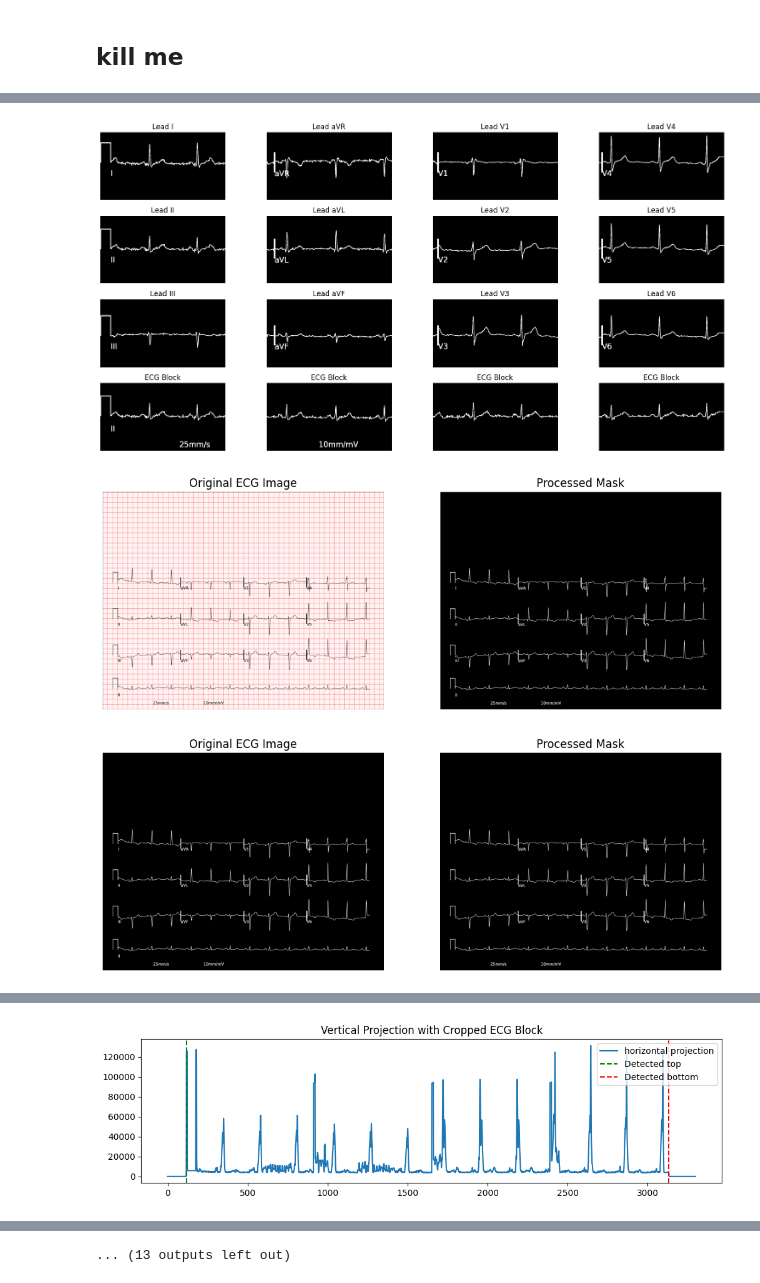
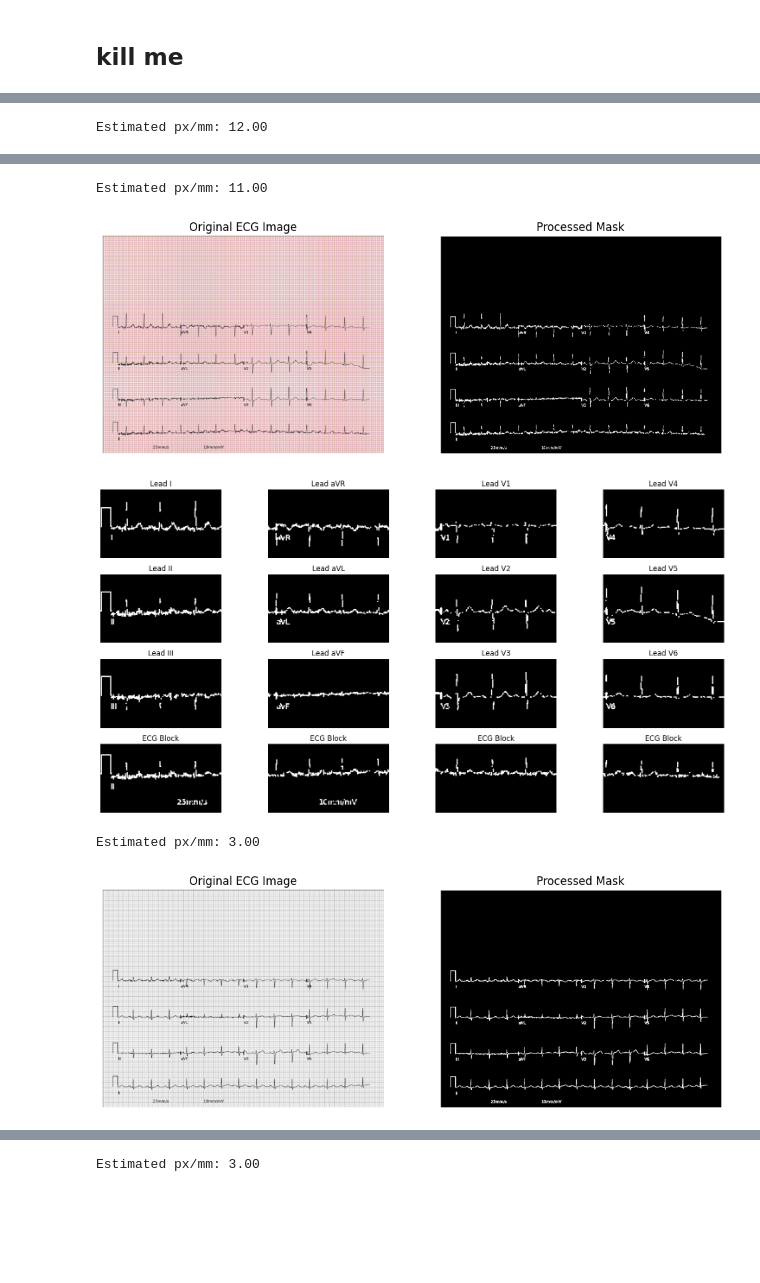
Before and after one commit to nkucht4/hackathon-ensembleai2026-pixiehex, a Jupyter notebook: task4/preprocesing.ipynb, the cells around one changed output, grey strips where cells are left out. Saved outputs shown, nothing was run; the diff lists cells and outputs as text; code cells hidden in the pictures; blank space fills up the shorter version.

```diff
--- a/task4/preprocesing.ipynb
+++ b/task4/preprocesing.ipynb
@@ -136,7 +136,7 @@ def morphological_reconstruction(marker, mask):
 
     return current
 # %%
-def remove_dense_components(mask, visualize=True):
+def remove_dense_components(mask, visualize=False):
     num_labels, labels, stats, _ = cv2.connectedComponentsWithStats(mask, connectivity=8)
 
     clean = np.zeros_like(mask)
@@ -167,7 +167,7 @@ def remove_dense_components(mask, visualize=True):
 
     return clean
 # %%
-def detect_ecg_block(mask, true_mask, margin=20, visualize=True):
+def detect_ecg_block(mask, true_mask, margin=20, visualize=False):
     vertical_sum = mask.sum(axis=1)
 
     # Only consider rows with significant signal
@@ -237,13 +237,39 @@ def extract_wave(lead_img):
         else:
             wave.append(h//2)  # fallback if no pixels
     return np.array(wave)
+# %%
+def estimate_px_per_mm(mask, visualize=False):
+    gray = cv2.cvtColor(mask, cv2.COLOR_BGR2GRAY) if len(mask.shape) == 3 else mask
+    proj = gray.sum(axis=1)
+
+    from scipy.signal import find_peaks
+    peaks, _ = find_peaks(proj, distance=2)  # distance in pixels
+
+    if len(peaks) < 2:
+        return 40  # fallback: default approx 40 px/mm
+
+    px_per_grid = np.median(np.diff(peaks))
+
+    return px_per_grid
 # %%
+'''
 def normalize_wave(wave, px_per_mm=40, gain_mV_per_10mm=1):
     wave = -wave  # invert y-axis
     wave = wave - np.mean(wave)
     scale = gain_mV_per_10mm / 10.0 * px_per_mm
     wave = wave / scale
     return wave
+'''
+
+def normalize_wave(wave, px_per_mm=20):
+    wave = -wave  # invert y-axis
+    # safer baseline
+    #baseline = np.percentile(wave, 5)
+    #wave = wave - baseline
+    wave = wave - np.mean(wave)
+    # convert pixels -> mV
+    wave = wave / (px_per_mm * 10)  # 10 mm = 1 mV
+    return wave
 # %%
 def resample_wave(wave, target_len=1250):
     x_old = np.linspace(0,1,len(wave))
@@ -252,7 +278,7 @@ def resample_wave(wave, target_len=1250):
     return f(x_new)
 # %%
 submission = {}
-test_imgs = sorted(glob.glob(os.path.join(TEST_PATH,"*.png")))[0:5]
+test_imgs = sorted(glob.glob(os.path.join(TEST_PATH,"*.png")))[0:4]
 for path in test_imgs:
     name = os.path.basename(path).replace(".png","")
     img = cv2.imread(path)
@@ -262,6 +288,9 @@ for path in test_imgs:
     ecg_block = detect_ecg_block(mask_removed, true_mask=mask)
     lead_blocks = split_leads(ecg_block)
     visualize_leads(img, lead_blocks)
+
+    px_per_mm = estimate_px_per_mm(img)
+    print(f"Estimated px/mm: {px_per_mm:.2f}")
     for i, lb in enumerate(lead_blocks):
         if i > 11:
           break
@@ -275,0 +305 @@ for path in test_imgs:
+Estimated px/mm: 12.00
@@ -278,3 +308,5 @@ for path in test_imgs:
+Estimated px/mm: 11.00
-[figure, old version]
+[figure, new version]
-[figure, old version]
+[figure, new version]
+Estimated px/mm: 3.00
-[figure, old version]
+[figure, new version]
@@ -282 +313,0 @@ for path in test_imgs:
-[figure, removed]
@@ -286,4 +314,4 @@ for path in test_imgs:
-... (13 outputs left out)
+Estimated px/mm: 3.00
 # %%
 def visualize_leads(original_img, lead_blocks):
     """
```
Also changed, not shown: parts of 4 cells of this notebook.
